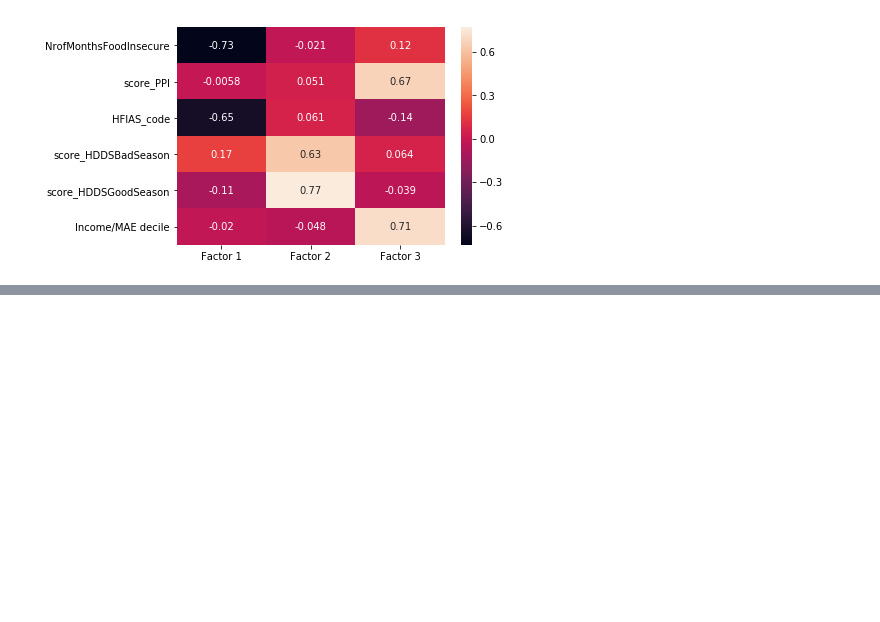
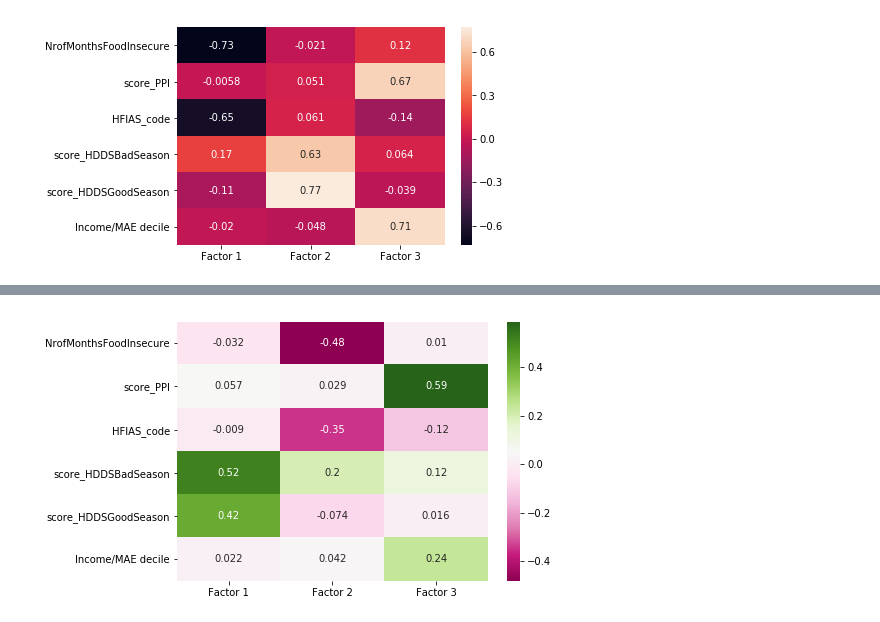
Before and after one commit to Clare3/Farming-competition-revisited-2, a Jupyter notebook: 3PCAonImputedValues.ipynb, the cells around one changed output, grey strips where cells are left out. Cells and saved outputs as stored; diff of their text form; code cells hidden in the pictures; blank space fills up the shorter version.

```diff
--- a/3PCAonImputedValues.ipynb
+++ b/3PCAonImputedValues.ipynb
@@ -137,0 +298,6 @@ sns.heatmap(pca2loadings, annot=True)
+# %%
+fig = plt.figure()
+axes = fig.add_axes([.3,.1,.9,.9])
+sns.heatmap(scores_views[1], annot=True, cmap='PiYG', ax=axes).figure.savefig("3 01 paf score matrix before dropping")
+# %% [output]
+[figure, added]
```
Also changed, not shown: parts of 62 cells of this notebook, 1 other file.
